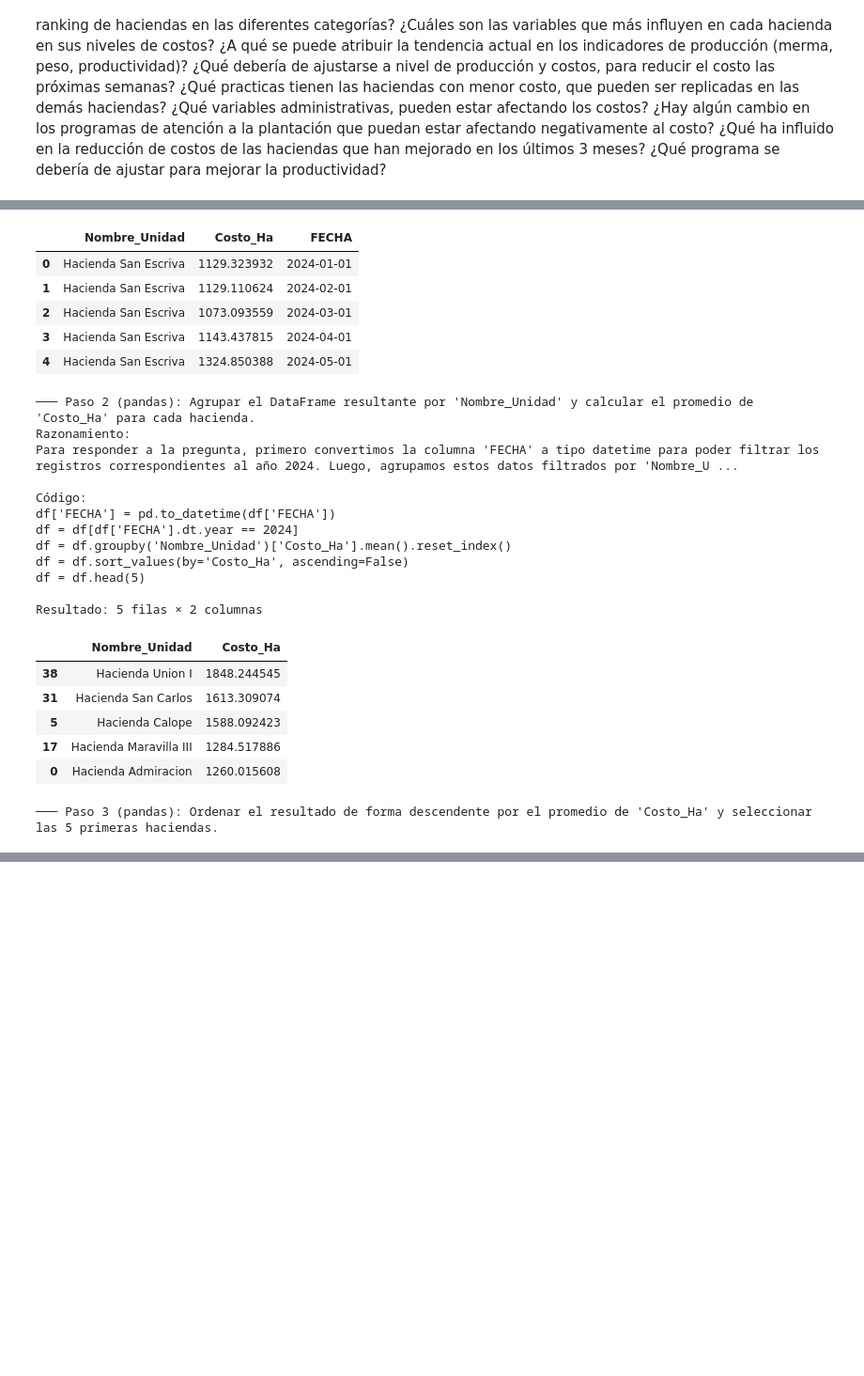
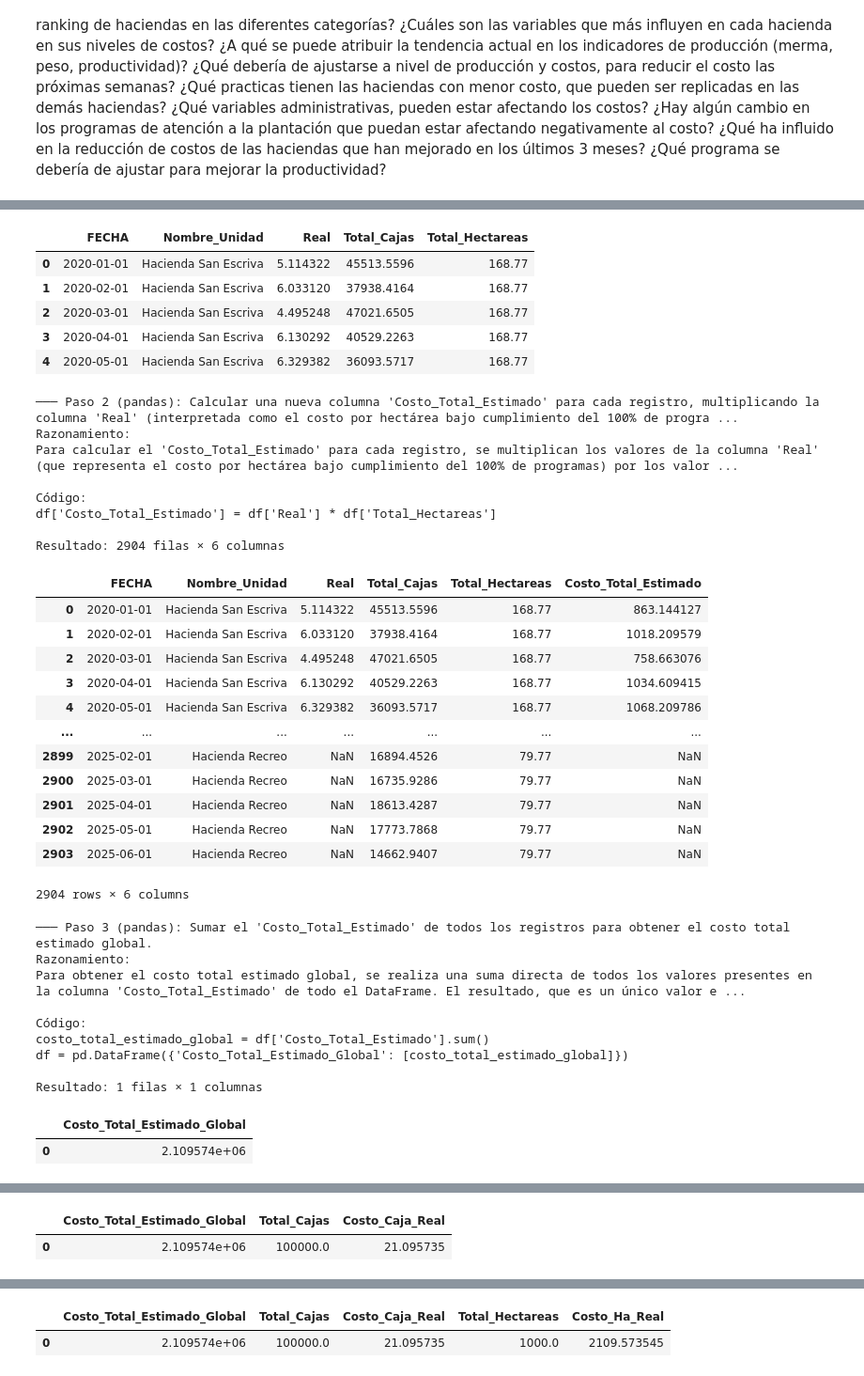
Before and after one commit to jaimereinoso2/Reybanpac, a Jupyter notebook: 03_con_db.ipynb, the cells around one changed output, grey strips where cells are left out. Shown at 94% size. Cells and saved outputs as stored; diff of their text form; code cells hidden in the pictures; blank space fills up the shorter version.

```diff
--- a/03_con_db.ipynb
+++ b/03_con_db.ipynb
@@ -463,5 +463,5 @@ preguntas = [
 ]
 
 for p in preguntas:
-    df_resultado = ejecutar_pipeline(pregunta)
+    df_resultado = ejecutar_pipeline(p)
 # %% [output]
@@ -485,25 +485,38 @@ DataFrame extraído: 528 filas × 3 columnas
-|  | Nombre_Unidad | Costo_Ha | FECHA |
-| 0 | Hacienda San Escriva | 1129.323932 | 2024-01-01 |
-| 1 | Hacienda San Escriva | 1129.110624 | 2024-02-01 |
-| 2 | Hacienda San Escriva | 1073.093559 | 2024-03-01 |
-| 3 | Hacienda San Escriva | 1143.437815 | 2024-04-01 |
-| 4 | Hacienda San Escriva | 1324.850388 | 2024-05-01 |
+|  | FECHA | Nombre_Unidad | Real | Total_Cajas | Total_Hectareas |
+| 0 | 2020-01-01 | Hacienda San Escriva | 5.114322 | 45513.5596 | 168.77 |
+| 1 | 2020-02-01 | Hacienda San Escriva | 6.033120 | 37938.4164 | 168.77 |
+| 2 | 2020-03-01 | Hacienda San Escriva | 4.495248 | 47021.6505 | 168.77 |
+| 3 | 2020-04-01 | Hacienda San Escriva | 6.130292 | 40529.2263 | 168.77 |
+| 4 | 2020-05-01 | Hacienda San Escriva | 6.329382 | 36093.5717 | 168.77 |
-─── Paso 2 (pandas): Agrupar el DataFrame resultante por 'Nombre_Unidad' y calcular el promedio de 'Costo_Ha' para cada hacienda.
+─── Paso 2 (pandas): Calcular una nueva columna 'Costo_Total_Estimado' para cada registro, multiplicando la columna 'Real' (interpretada como el costo por hectárea bajo cumplimiento del 100% de progra ...
 Razonamiento:
-Para responder a la pregunta, primero convertimos la columna 'FECHA' a tipo datetime para poder filtrar los registros correspondientes al año 2024. Luego, agrupamos estos datos filtrados por 'Nombre_U ...
+Para calcular el 'Costo_Total_Estimado' para cada registro, se multiplican los valores de la columna 'Real' (que representa el costo por hectárea bajo cumplimiento del 100% de programas) por los valor ...
 
 Código:
-df['FECHA'] = pd.to_datetime(df['FECHA'])
-df = df[df['FECHA'].dt.year == 2024]
-df = df.groupby('Nombre_Unidad')['Costo_Ha'].mean().reset_index()
-df = df.sort_values(by='Costo_Ha', ascending=False)
-df = df.head(5)
+df['Costo_Total_Estimado'] = df['Real'] * df['Total_Hectareas']
 
-Resultado: 5 filas × 2 columnas
+Resultado: 2904 filas × 6 columnas
-|  | Nombre_Unidad | Costo_Ha |
-| 38 | Hacienda Union I | 1848.244545 |
-| 31 | Hacienda San Carlos | 1613.309074 |
-| 5 | Hacienda Calope | 1588.092423 |
-| 17 | Hacienda Maravilla III | 1284.517886 |
-| 0 | Hacienda Admiracion | 1260.015608 |
+|  | FECHA | Nombre_Unidad | Real | Total_Cajas | Total_Hectareas | Costo_Total_Estimado |
+| 0 | 2020-01-01 | Hacienda San Escriva | 5.114322 | 45513.5596 | 168.77 | 863.144127 |
+| 1 | 2020-02-01 | Hacienda San Escriva | 6.033120 | 37938.4164 | 168.77 | 1018.209579 |
+| 2 | 2020-03-01 | Hacienda San Escriva | 4.495248 | 47021.6505 | 168.77 | 758.663076 |
+| 3 | 2020-04-01 | Hacienda San Escriva | 6.130292 | 40529.2263 | 168.77 | 1034.609415 |
+| 4 | 2020-05-01 | Hacienda San Escriva | 6.329382 | 36093.5717 | 168.77 | 1068.209786 |
+| ... | ... | ... | ... | ... | ... | ... |
+| 2899 | 2025-02-01 | Hacienda Recreo | NaN | 16894.4526 | 79.77 | NaN |
+| 2900 | 2025-03-01 | Hacienda Recreo | NaN | 16735.9286 | 79.77 | NaN |
+| 2901 | 2025-04-01 | Hacienda Recreo | NaN | 18613.4287 | 79.77 | NaN |
+| 2902 | 2025-05-01 | Hacienda Recreo | NaN | 17773.7868 | 79.77 | NaN |
+| 2903 | 2025-06-01 | Hacienda Recreo | NaN | 14662.9407 | 79.77 | NaN |
-─── Paso 3 (pandas): Ordenar el resultado de forma descendente por el promedio de 'Costo_Ha' y seleccionar las 5 primeras haciendas.
+2904 rows × 6 columns
+─── Paso 3 (pandas): Sumar el 'Costo_Total_Estimado' de todos los registros para obtener el costo total estimado global.
+Razonamiento:
+Para obtener el costo total estimado global, se realiza una suma directa de todos los valores presentes en la columna 'Costo_Total_Estimado' de todo el DataFrame. El resultado, que es un único valor e ...
+
+Código:
+costo_total_estimado_global = df['Costo_Total_Estimado'].sum()
+df = pd.DataFrame({'Costo_Total_Estimado_Global': [costo_total_estimado_global]})
+
+Resultado: 1 filas × 1 columnas
+|  | Costo_Total_Estimado_Global |
+| 0 | 2.109574e+06 |
@@ -509,0 +540,2 @@ Resultado: 5 filas × 2 columnas
+|  | Costo_Total_Estimado_Global | Total_Cajas | Costo_Caja_Real |
+| 0 | 2.109574e+06 | 100000.0 | 21.095735 |
@@ -509,0 +559,2 @@ Resultado: 5 filas × 2 columnas
+|  | Costo_Total_Estimado_Global | Total_Cajas | Costo_Caja_Real | Total_Hectareas | Costo_Ha_Real |
+| 0 | 2.109574e+06 | 100000.0 | 21.095735 | 1000.0 | 2109.573545 |
```
Also changed, not shown: parts of 1 cell of this notebook.
